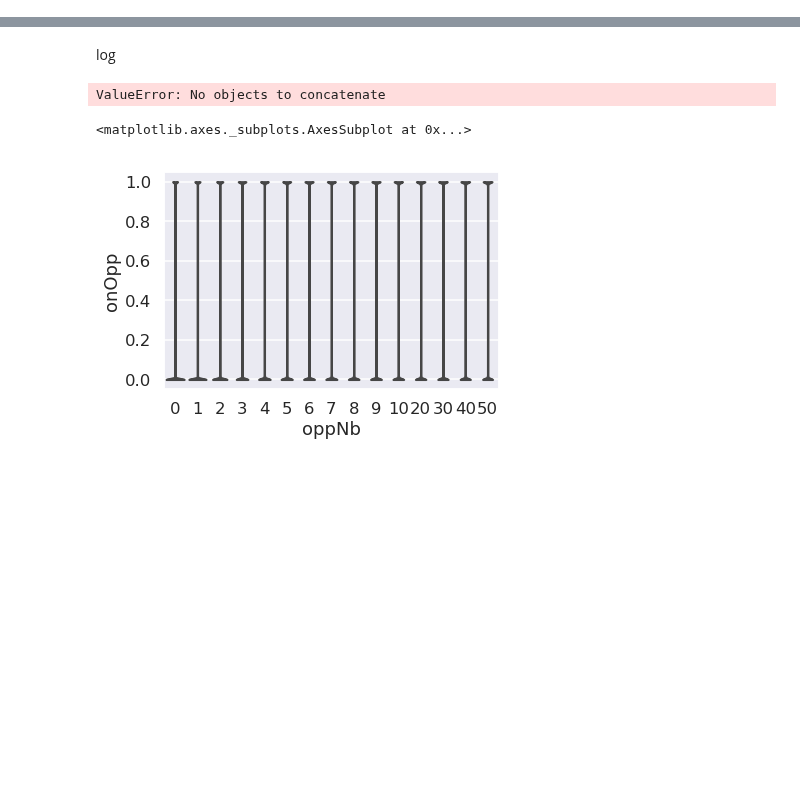
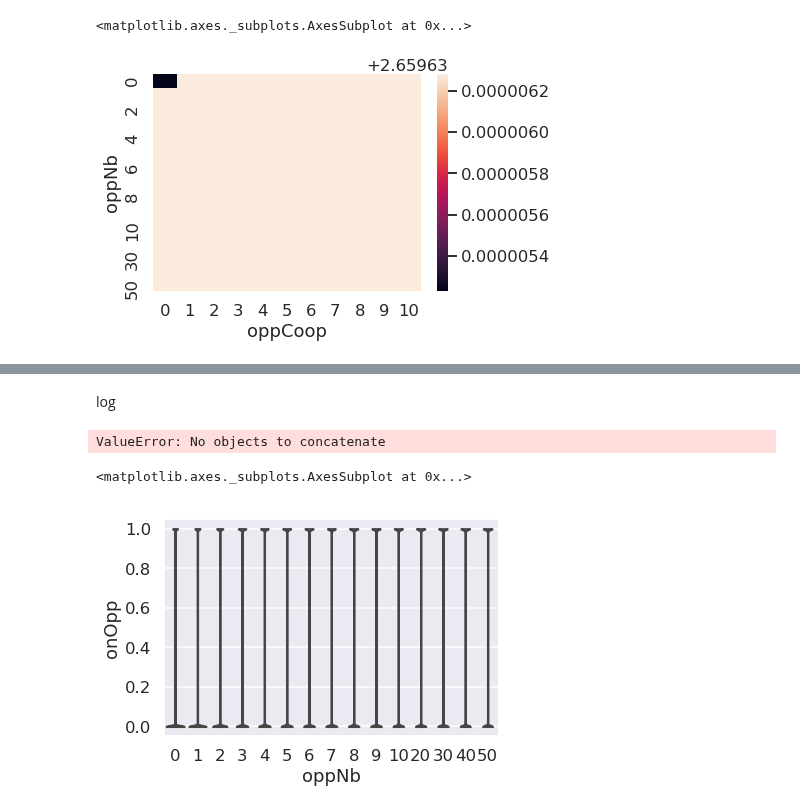
Before and after one commit to PaulEcoffet/roborobo3, a Jupyter notebook: roborobo3/notebooks/heatmap_choice.ipynb, the cells around one changed output, grey strips where cells are left out. Drawn from its saved outputs; the diff is of its cells as text; code cells hidden in the pictures; blank space fills up the shorter version.

```diff
--- a/roborobo3/notebooks/heatmap_choice.ipynb
+++ b/roborobo3/notebooks/heatmap_choice.ipynb
@@ -84,3 +90,8 @@ sns.heatmap(heatmap, cmap=sns.cubehelix_palette(as_cmap=True))
+# %%
+sns.heatmap(heatmap)
+# %% [output]
+<matplotlib.axes._subplots.AxesSubplot at 0x...>
+[figure, added]
 # %%
 heatmap = pd.pivot_table(data=log, values='ownCoop', index=['oppNb'], columns=['oppCoop'], aggfunc=np.mean)
 # %%
```
Also changed, not shown: parts of 5 cells of this notebook, 2 other files.
